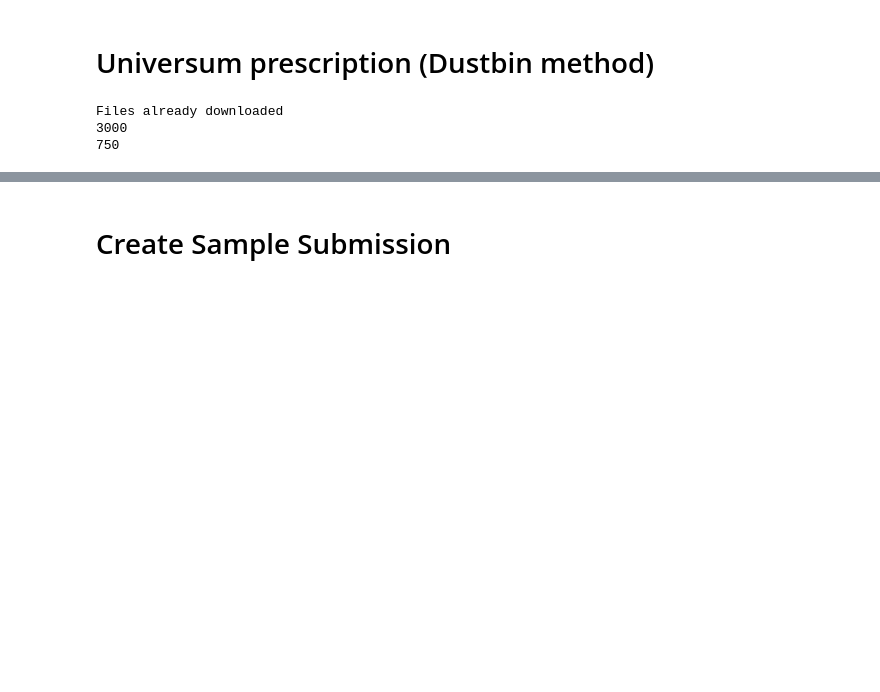
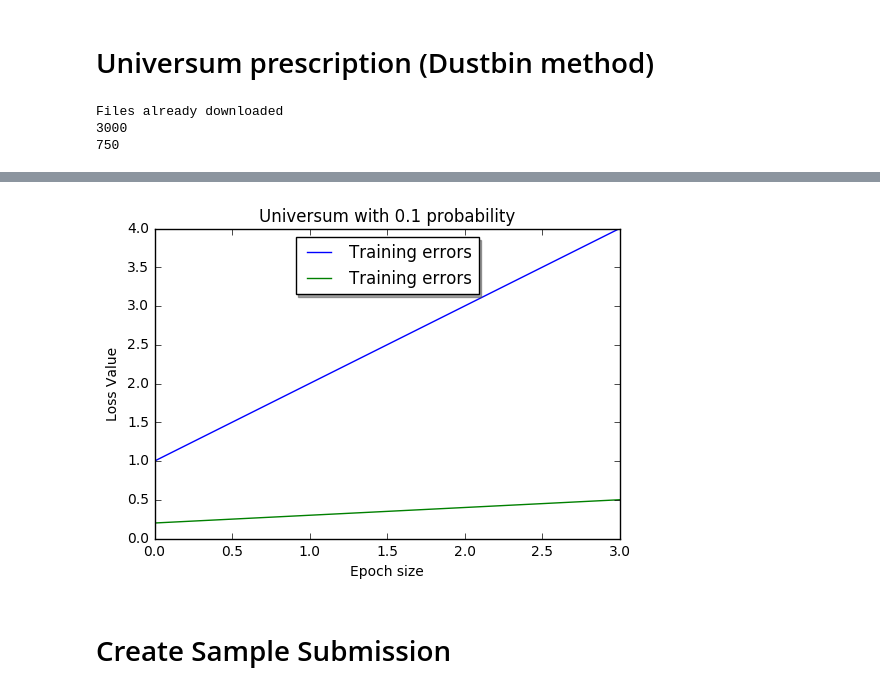
Before and after one commit to reachbp/Deep-learning-Assignments, a Jupyter notebook: Assign1/script/Universum.ipynb, the cells around one changed output, grey strips where cells are left out. Saved outputs shown, nothing was run; the diff lists cells and outputs as text; code cells hidden in the pictures; blank space fills up the shorter version.

```diff
--- a/Assign1/script/Universum.ipynb
+++ b/Assign1/script/Universum.ipynb
@@ -151,14 +205,18 @@ Test set: Average loss: 0.3022, Accuracy: 9324/10000 (93%)
 # %%
 def plot(train_errors, test_errors, title):
     import matplotlib.pyplot as plt
     import numpy as np
     plt.plot(np.arange(len(train_errors)),train_errors,label="Training errors")
     plt.plot(np.arange(len(train_errors)),test_errors,label="Training errors")
     plt.xlabel('Epoch size')
     legend = plt.legend(loc='upper center', shadow=True)
     plt.ylabel('Loss Value')
     plt.title(title)
+    plt.savefig(title+'.jpg')
     plt.show()
+plot([1,2,3,4], [.2,.3,.4,.5], 'Universum with {} probability'.format(prob))
+# %% [output]
+[figure, added]
 # %% [markdown]
 # Create Sample Submission
 # %%
```
Also changed, not shown: parts of 3 cells of this notebook, 4 other files.
